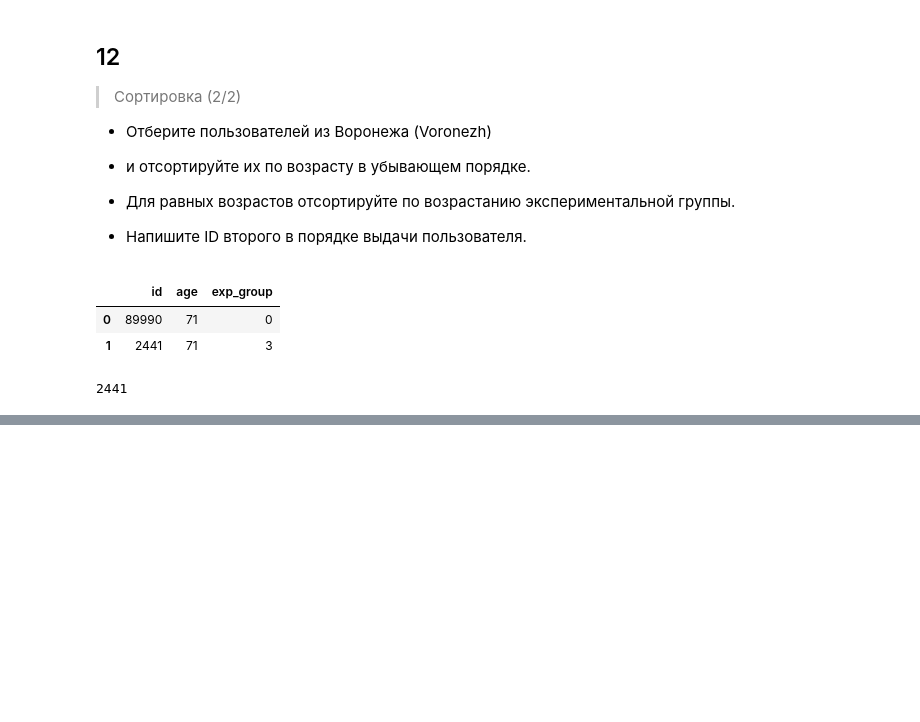
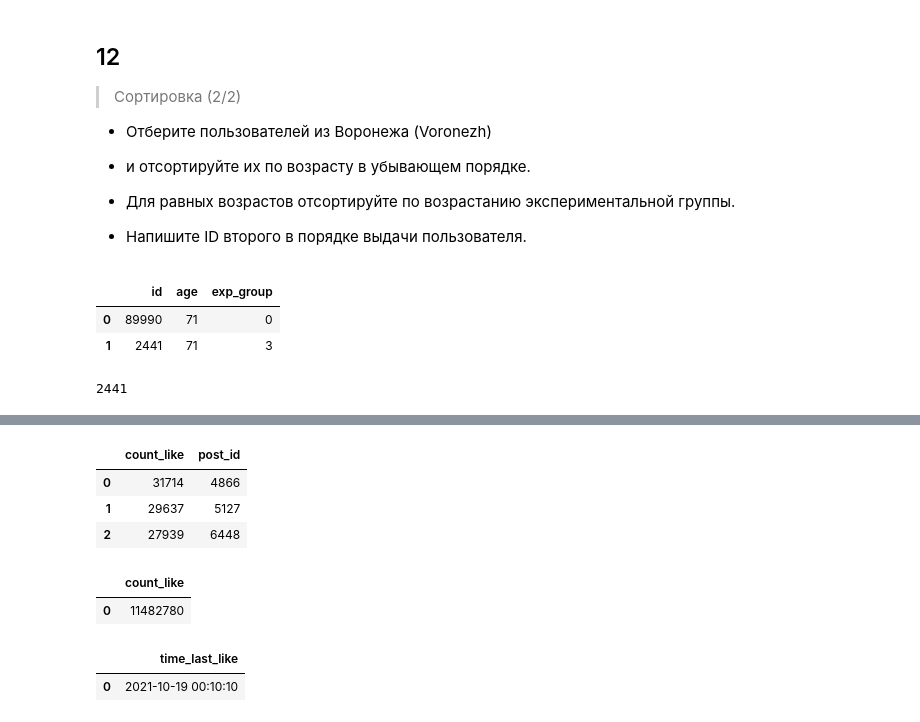
Before and after one commit to antonio-st/Start_ML, a Jupyter notebook: modul3_Python/06_Databases_in_Python_The_Basics/homework/06_DB_homework.ipynb, the cells around one changed output, grey strips where cells are left out. Drawn from its saved outputs; the diff is of its cells as text; code cells hidden in the pictures; blank space fills up the shorter version.

```diff
--- a/modul3_Python/06_Databases_in_Python_The_Basics/homework/06_DB_homework.ipynb
+++ b/modul3_Python/06_Databases_in_Python_The_Basics/homework/06_DB_homework.ipynb
@@ -473,0 +574,61 @@ df12.loc[1][0]
+# %%
+import pandas as pd
+
+df15_1 = pd.read_sql(
+    """
+SELECT
+    COUNT(action) as "count_like",
+    post_id
+FROM feed_action f
+JOIN post p ON p.id = f.post_id
+WHERE action = 'like'
+GROUP BY post_id
+ORDER BY count_like DESC
+LIMIT 3
+    """,
+    con="postgresql://robot-startml-ro:pheiph0hahj1Vaif@"
+        "postgres.lab.karpov.courses:6432/startml"
+)
+
+df15_1.head()
+# %% [output]
+|  | count_like | post_id |
+| 0 | 31714 | 4866 |
+| 1 | 29637 | 5127 |
+| 2 | 27939 | 6448 |
+# %%
+import pandas as pd
+
+df15_2 = pd.read_sql(
+    """
+SELECT
+    COUNT(user_id) as "count_like"
+FROM feed_action
+WHERE action = 'like'
+    """,
+    con="postgresql://robot-startml-ro:pheiph0hahj1Vaif@"
+        "postgres.lab.karpov.courses:6432/startml"
+)
+
+df15_2.head()
+# %% [output]
+|  | count_like |
+| 0 | 11482780 |
+# %%
+import pandas as pd
+
+df15_3 = pd.read_sql(
+    """
+SELECT
+    MIN(time) as "time_last_like"
+FROM feed_action
+WHERE action = 'like'
+    """,
+    con="postgresql://robot-startml-ro:pheiph0hahj1Vaif@"
+        "postgres.lab.karpov.courses:6432/startml"
+)
+
+df15_3.head()
+# %% [output]
+|  | time_last_like |
+| 0 | 2021-10-19 00:10:10 |
```
Also changed, not shown: parts of 7 cells of this notebook, 3 other files.
